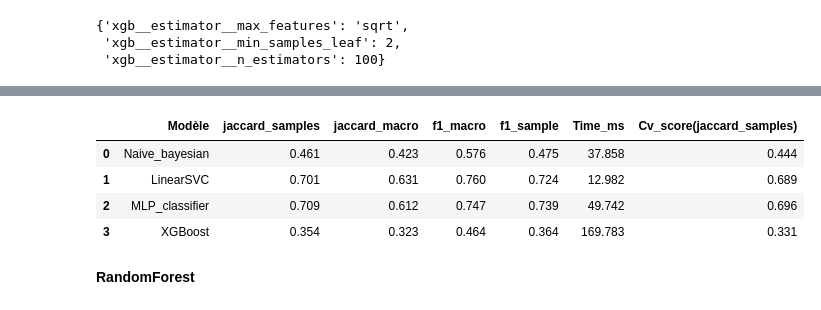
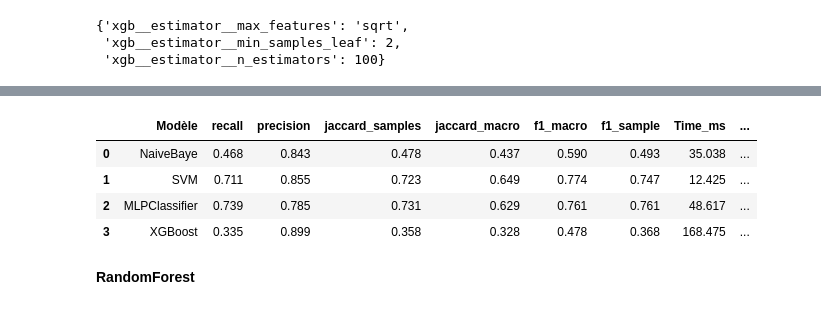
Before and after one commit to BrunoPinos/Categoriser-automatiquement-des-questions, a Jupyter notebook: P5_supervised.ipynb, the cells around one changed output, grey strips where cells are left out. Saved outputs shown, nothing was run; the diff lists cells and outputs as text; code cells hidden in the pictures.

```diff
--- a/P5_supervised.ipynb
+++ b/P5_supervised.ipynb
@@ -224,10 +228,14 @@ results = pd.DataFrame({})
 jaccard_macro = jaccard_score(y_test, nb_grid.predict(X_test), average='macro')
 f1_macro = f1_score(y_test, nb_grid.predict(X_test), average='macro')
 f1_sample = f1_score(y_test, nb_grid.predict(X_test), average='samples')
+precision = precision_score(y_test, nb_grid.predict(X_test), average='macro')
+recall = recall_score(y_test, nb_grid.predict(X_test), average='macro')
 
 time = %timeit -o nb_grid.predict(X_test)
 
-results = results.append(pd.DataFrame({'Modèle': ['Naive_bayesian'],
+results = results.append(pd.DataFrame({'Modèle': ['NaiveBaye'],
+                                       'recall': recall,
+                                       'precision': precision,
                                        'jaccard_samples': round(
                                            nb_grid.score(X_test, y_test), 3),
                                        'jaccard_macro': jaccard_macro,
@@ -292,10 +300,15 @@ Score
 jaccard_macro = jaccard_score(y_test, svm_grid.predict(X_test), average='macro')
 f1_macro = f1_score(y_test, svm_grid.predict(X_test), average='macro')
 f1_sample = f1_score(y_test, svm_grid.predict(X_test), average='samples')
+precision = precision_score(y_test, svm_grid.predict(X_test), average='macro')
+recall = recall_score(y_test, svm_grid.predict(X_test), average='macro')
+
 
 time = %timeit -o svm_grid.predict(X_test)
 
-results = results.append(pd.DataFrame({'Modèle': ['LinearSVC'],
+results = results.append(pd.DataFrame({'Modèle': ['SVM'],
+                                       'recall': recall,
+                                       'precision': precision,
                                        'jaccard_samples': round(
                                            svm_grid.score(X_test, y_test), 3),
                                        'jaccard_macro': jaccard_macro,
@@ -361,10 +374,14 @@ Score
 jaccard_macro = jaccard_score(y_test, mlp_grid.predict(X_test), average='macro')
 f1_macro = f1_score(y_test, mlp_grid.predict(X_test), average='macro')
 f1_sample = f1_score(y_test, mlp_grid.predict(X_test), average='samples')
+precision = precision_score(y_test, mlp_grid.predict(X_test), average='macro')
+recall = recall_score(y_test, mlp_grid.predict(X_test), average='macro')
 
 time = %timeit -o mlp_grid.predict(X_test)
 
-results = results.append(pd.DataFrame({'Modèle': ['MLP_classifier'],
+results = results.append(pd.DataFrame({'Modèle': ['MLPClassifier'],
+                                       'recall': recall,
+                                       'precision': precision,
                                        'jaccard_samples': round(
                                            mlp_grid.score(X_test, y_test), 3),
                                        'jaccard_macro': jaccard_macro,
@@ -435,10 +452,14 @@ xgb_grid.best_params_
 jaccard_macro = jaccard_score(y_test, xgb_grid.predict(X_test), average='macro')
 f1_macro = f1_score(y_test, xgb_grid.predict(X_test), average='macro')
 f1_sample = f1_score(y_test, xgb_grid.predict(X_test), average='samples')
+precision = precision_score(y_test, xgb_grid.predict(X_test), average='macro')
+recall = recall_score(y_test, xgb_grid.predict(X_test), average='macro')
 
 time = %timeit -o xgb_grid.predict(X_test)
 
 results = results.append(pd.DataFrame({'Modèle': ['XGBoost'],
+                                       'recall': recall,
+                                       'precision': precision,
                                        'jaccard_samples': round(
                                            xgb_grid.score(X_test, y_test), 3),
                                        'jaccard_macro': jaccard_macro,
@@ -455,8 +476,8 @@ results.round(3)
-|  | Modèle | jaccard_samples | jaccard_macro | f1_macro | f1_sample | Time_ms | Cv_score(jaccard_samples) |
-| 0 | Naive_bayesian | 0.461 | 0.423 | 0.576 | 0.475 | 37.858 | 0.444 |
-| 1 | LinearSVC | 0.701 | 0.631 | 0.760 | 0.724 | 12.982 | 0.689 |
-| 2 | MLP_classifier | 0.709 | 0.612 | 0.747 | 0.739 | 49.742 | 0.696 |
-| 3 | XGBoost | 0.354 | 0.323 | 0.464 | 0.364 | 169.783 | 0.331 |
+|  | Modèle | recall | precision | jaccard_samples | jaccard_macro | f1_macro | f1_sample | Time_ms | ... |
+| 0 | NaiveBaye | 0.468 | 0.843 | 0.478 | 0.437 | 0.590 | 0.493 | 35.038 | ... |
+| 1 | SVM | 0.711 | 0.855 | 0.723 | 0.649 | 0.774 | 0.747 | 12.425 | ... |
+| 2 | MLPClassifier | 0.739 | 0.785 | 0.731 | 0.629 | 0.761 | 0.761 | 48.617 | ... |
+| 3 | XGBoost | 0.335 | 0.899 | 0.358 | 0.328 | 0.478 | 0.368 | 168.475 | ... |
 # %% [markdown]
 **RandomForest**
 # %%
```
Also changed, not shown: parts of 15 cells of this notebook.
